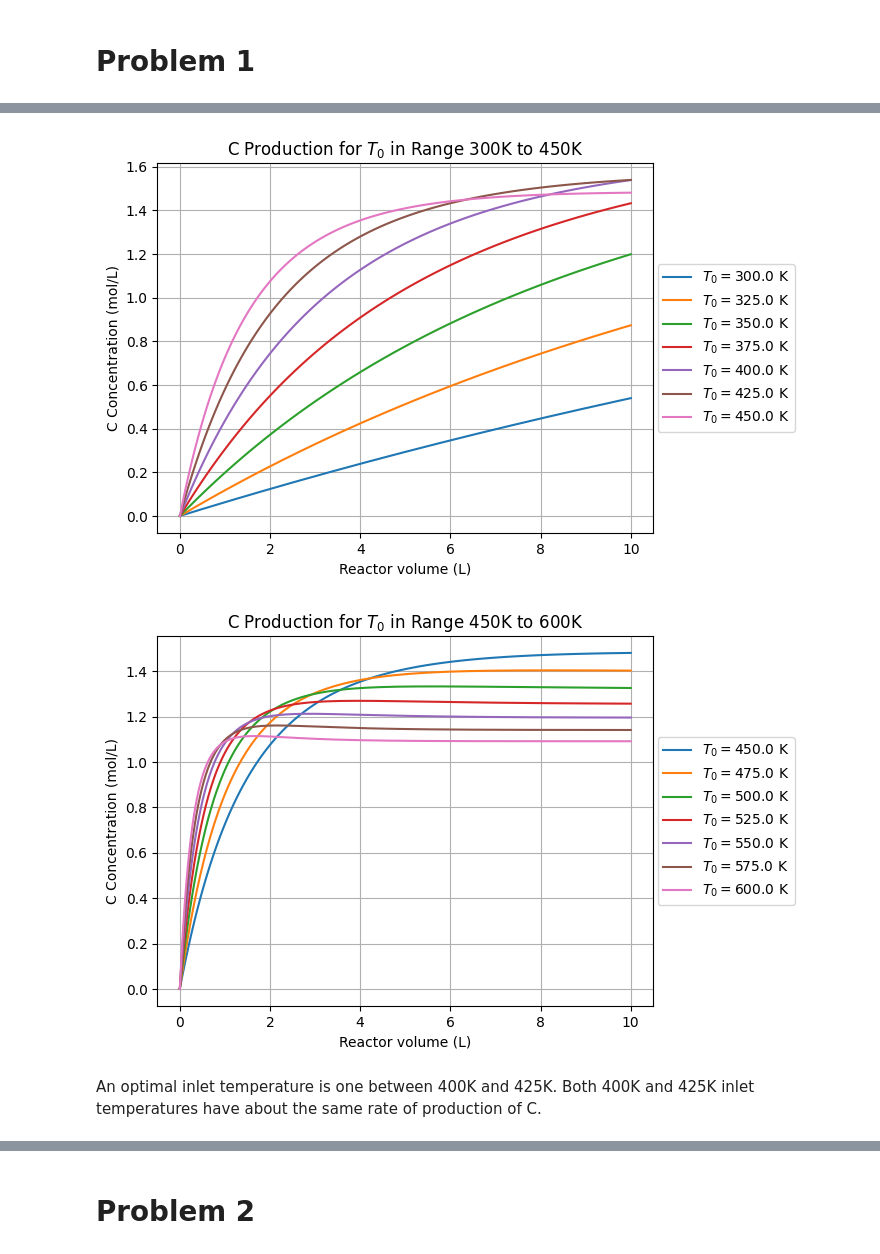
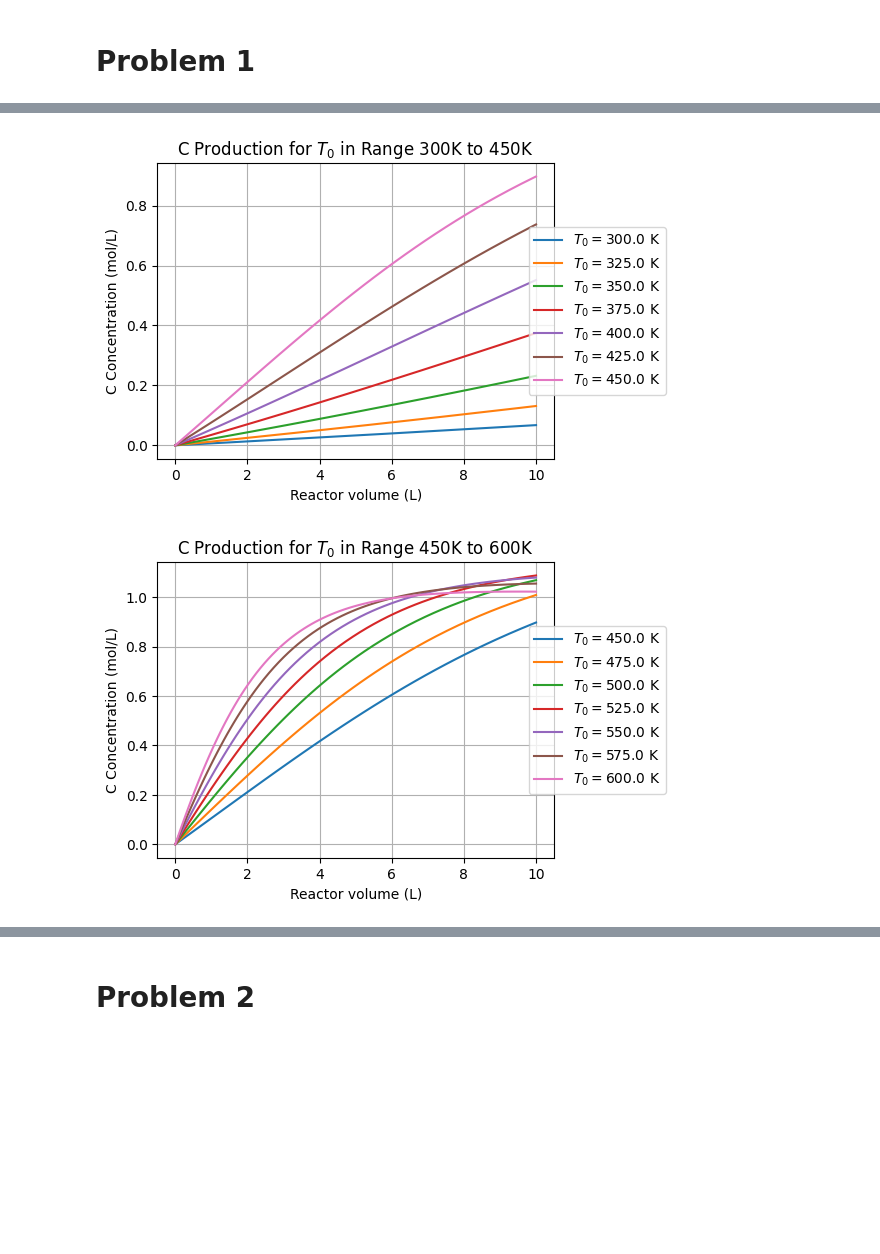
Before and after one commit to nibhscripta/Spring-2023, a Jupyter notebook: CHEN 364/CHEN 364 HW7/CHEN 364 HW7.ipynb, the cells around one changed output, grey strips where cells are left out. Drawn from its saved outputs; the diff is of its cells as text; code cells hidden in the pictures; blank space fills up the shorter version.

```diff
--- a/CHEN 364/CHEN 364 HW7/CHEN 364 HW7.ipynb
+++ b/CHEN 364/CHEN 364 HW7/CHEN 364 HW7.ipynb
@@ -2,11 +2,13 @@
 import matplotlib.pyplot as plt
 import numpy as np
 
-from scipy.integrate import solve_ivp, odeint
+from scipy.integrate import solve_ivp
 
 import matplotlib_inline
 %matplotlib inline
 matplotlib_inline.backend_inline.set_matplotlib_formats('png', 'pdf')
+
+plt.rcParams['figure.figsize'] = (6.4*0.8, 4.8*0.8)
 # %% [markdown]
 # Problem 1
 # %% [markdown]
@@ -41,10 +43,10 @@ ode_kwargs = {
 def p1_ode(t, y):
     f = y*0
 
-    F_A = y[0]
-    F_B = y[1]
-    F_C = y[2]
-    F_D = y[3]
+    C_A = y[0]
+    C_B = y[1]
+    C_C = y[2]
+    C_D = y[3]
     T = y[4]
 
     v_0 = 10
@@ -52,56 +54,54 @@ def p1_ode(t, y):
     C_PB = C_PA
     C_PC = 60
     C_PD = 80
-    H_1 = 20000
-    H_2 = -10000
+    H_1 = -20000
+    H_2 = 10000
 
     k_1 = 0.001 * np.exp(5000 * 4.184 / 8.314 * (1 / 300 - 1 / T))
     k_2 = 0.001 * np.exp(7500 * 4.184 / 8.314 * (1 / 300 - 1 / T))
 
-    r_1 = k_1 * F_A / v_0 * (F_B / v_0)**2
-    r_2 = k_2 * F_A / v_0 * F_C / v_0
+    r_1 = -k_1 * C_A * (C_B)**2
+    r_2 = -k_2 * C_A * C_C
 
-    f[0] = (-r_1 - r_2) * v_0
-    f[1] = -2 * r_1 * v_0
-    f[2] = (2 * r_1 - r_2) * v_0
-    f[3] = 2 * r_2 * v_0
-    f[4] = (r_1 * H_1 + r_2 * H_2) / (F_A * C_PA + F_B * C_PB + F_C * C_PC + F_D * C_PD)
+    f[0] = (r_1 + r_2) / v_0
+    f[1] = 2 * r_1 / v_0
+    f[2] = (-2 * r_1 + r_2) / v_0
+    f[3] = 2 * -r_2 / v_0
+    f[4] = (r_1 * H_1 + r_2 * H_2) / (C_A * C_PA + C_B * C_PB + C_C * C_PC + C_D * C_PD) / 10
 
     return f
 
 T_range = np.linspace(300, 600, 13)
 
 p1_sols = []
 
 for i, val in enumerate(T_range):
     ode_args = (
         p1_ode,
         [0, 10],
-        [20, 40, 0, 0, val],
+        [2, 4, 0, 0, val],
     )
     p1_sols.append(solve_ivp(*ode_args, **ode_kwargs))
 
 for i in range(0, 7):
-    plt.plot(p1_sols[i].t, p1_sols[i].y[2]/10, label=rf"$T_0=${T_range[i]} K")
+    plt.plot(p1_sols[i].t, p1_sols[i].y[2], label=rf"$T_0=${T_range[i]} K")
 
 plt.xlabel("Reactor volume (L)")
 plt.ylabel("C Concentration (mol/L)")
 plt.title(r"C Production for $T_0$ in Range 300K to 450K")
 plt.legend(loc="right", bbox_to_anchor=(1.3, 0.5))
 plt.grid(which='both', axis='both')
 plt.show()
 
 for i in range(6, len(p1_sols)):
-    plt.plot(p1_sols[i].t, p1_sols[i].y[2]/10, label=rf"$T_0=${T_range[i]} K")
+    plt.plot(p1_sols[i].t, p1_sols[i].y[2], label=rf"$T_0=${T_range[i]} K")
 
 plt.xlabel("Reactor volume (L)")
 plt.ylabel("C Concentration (mol/L)")
 plt.title(r"C Production for $T_0$ in Range 450K to 600K")
 plt.legend(loc="right", bbox_to_anchor=(1.3, 0.5))
 plt.grid(which='both', axis='both')
 plt.show()
 # %% [output]
-[figure, old version]
+[figure, new version]
-[figure, old version]
+[figure, new version]
-# %% [markdown]
-An optimal inlet temperature is one between 400K and 425K. Both 400K and 425K inlet temperatures have about the same rate of production of C.
```
Also changed, not shown: parts of 9 cells of this notebook, 1 other file.
